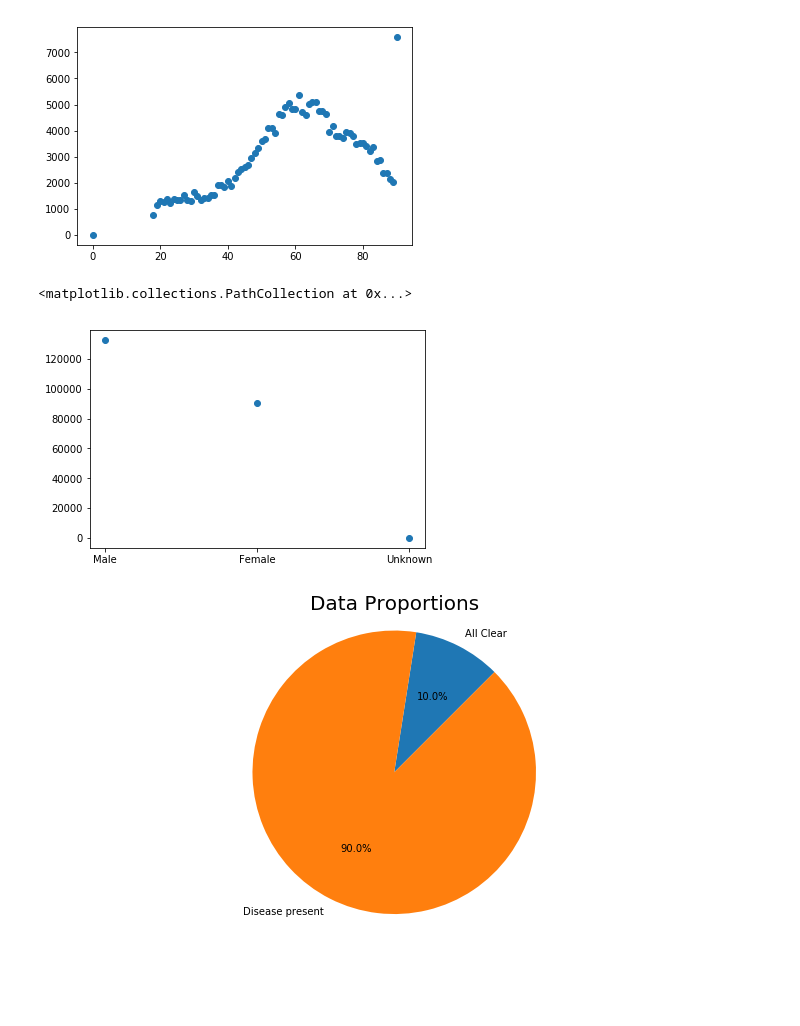
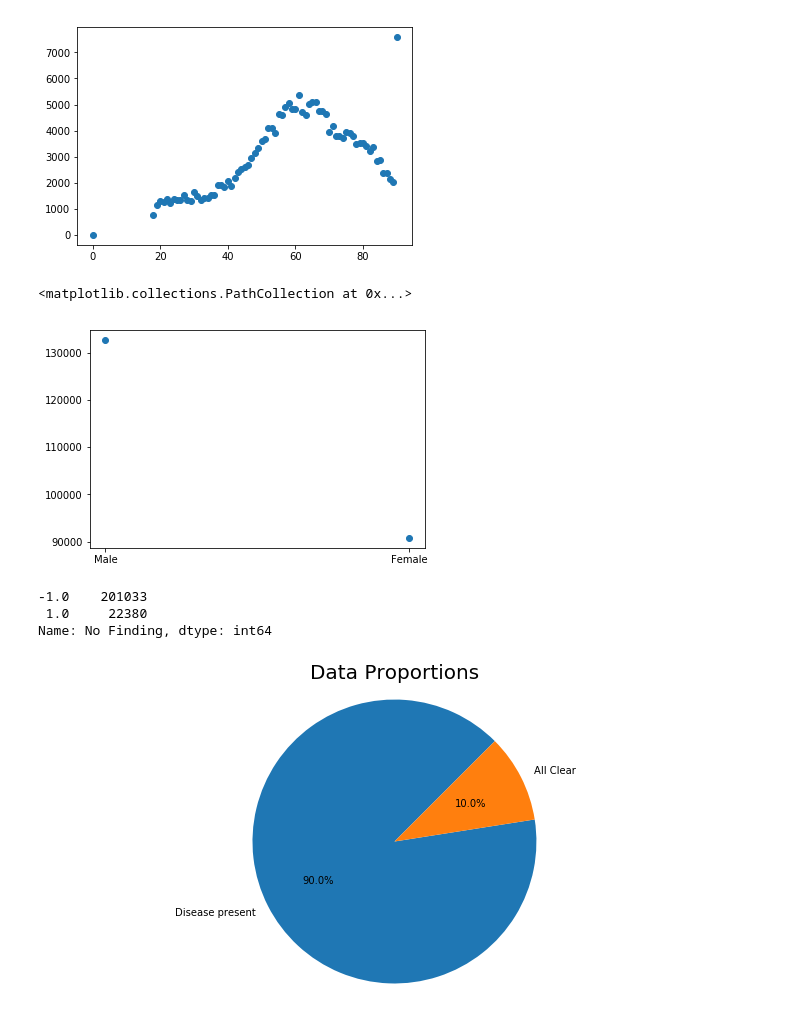
Before and after one commit to mattthelee/ChestXRadiologist, a Jupyter notebook: MDL-Notebook.ipynb, the cells around one changed output. Cells and saved outputs as stored; diff of their text form; code cells hidden in the pictures; blank space fills up the shorter version.

```diff
--- a/MDL-Notebook.ipynb
+++ b/MDL-Notebook.ipynb
@@ -5,0 +15,25 @@ trainDf = pd.read_csv('CheXpert-v1.0-small/train.csv')
+# %%
+rawDf = pd.read_csv('CheXpert-v1.0-small/train.csv')
+
+# Remove anomalous dataline
+rawDf = rawDf[rawDf.Sex != 'Unknown']
+# Drop this column as it has many more classifications than lit suggests and shouldn't matter greatly for a CNN
+# TODO try with and without this column
+rawDf = rawDf.drop('AP/PA', 1)
+
+def pathToID(path):
+    pathList = path.split('/')
+    return pathList[2][7:]
+
+def pathToStudy(path):
+    pathList = path.split('/')
+    return pathList[3][5:]
+
+rawDf = rawDf.fillna(-1)
+# Convert all labels to a series of one-hot encoded labels.
+trainDf = pd.get_dummies(rawDf.iloc[:,1:18])
+trainDf.insert(0,'Path', rawDf['Path'])
+trainDf.insert(0,'Study',trainDf.Path.apply(pathToStudy))
+trainDf.insert(0,'Patient ID',trainDf.Path.apply(pathToID))
+
+print(trainDf.columns)
@@ -14,28 +56,31 @@ plt.scatter(ages.keys(),ages.values)
 <matplotlib.collections.PathCollection at 0x...>
 [figure]
 # %%
-gender = trainDf['Sex'].value_counts()
+gender = rawDf['Sex'].value_counts()
 plt.scatter(gender.keys(),gender.values)
 # %% [output]
 <matplotlib.collections.PathCollection at 0x...>
-[figure, old version]
+[figure, new version]
 # %%
 # How many people have no disease?
-no_finding = trainDf['No Finding'].value_counts()
-no_finding['0'] = len(trainDf) - no_finding.values[0]
+no_finding = rawDf['No Finding'].value_counts()
+print(no_finding)
 
 # Plot pie chart to show how much of the data is labelled with each character
 values = no_finding.values
-labels = [ 'All Clear','Disease present']
+labels = ['Disease present','All Clear']
 
 # Plot
 plt.figure(figsize=(10, 5))
 plt.title('Data Proportions', size=20)
 plt.pie(values, labels=labels, # explode=explode,
         autopct='%1.1f%%', shadow=False, startangle=45)
 
 plt.axis('equal')
 plt.tight_layout()
 plt.show()
 # %% [output]
+-1.0    201033
+ 1.0     22380
+Name: No Finding, dtype: int64
-[figure, old version]
+[figure, new version]
```
Also changed, not shown: parts of 9 cells of this notebook.
